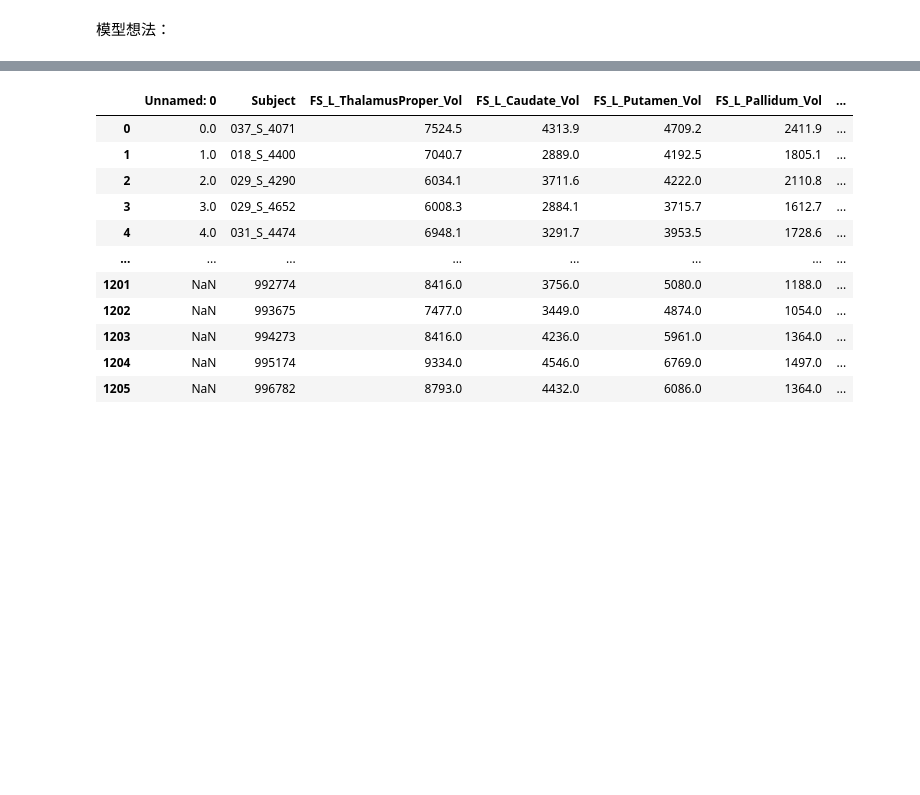
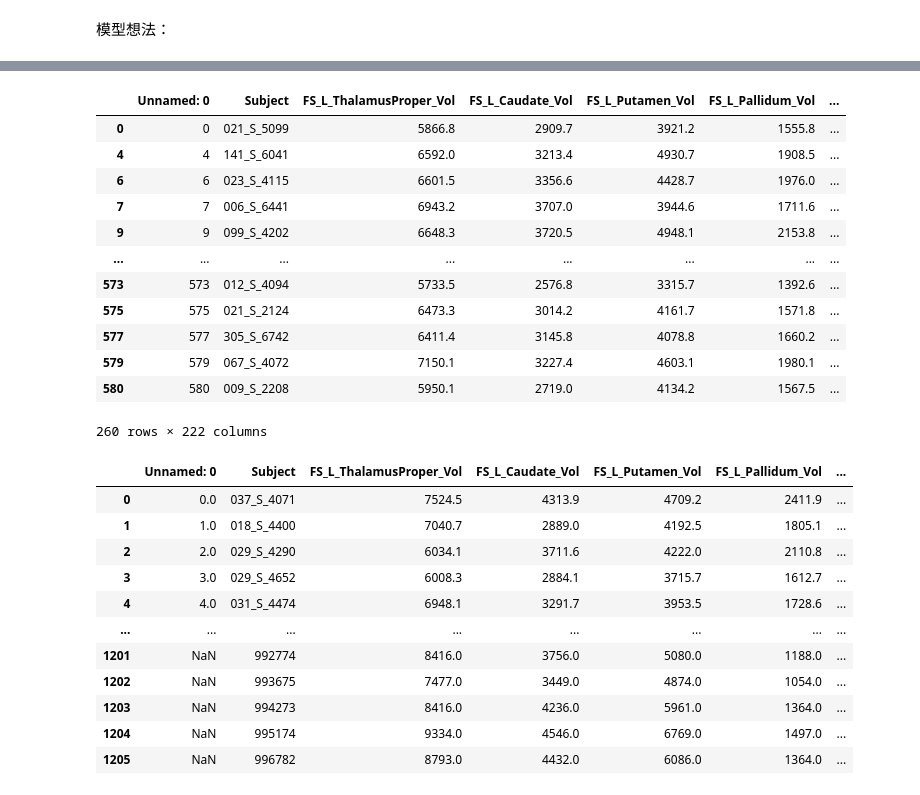
Before and after one commit to ulysses1881826/neuroScript, a Jupyter notebook: atrophyModelBuild.ipynb, the cells around one changed output, grey strips where cells are left out. Drawn from its saved outputs; the diff is of its cells as text; code cells hidden in the pictures; blank space fills up the shorter version.

```diff
--- a/atrophyModelBuild.ipynb
+++ b/atrophyModelBuild.ipynb
@@ -91,0 +143,40 @@ See the caveats in the documentation: http://pandas.pydata.org/pandas-docs/stabl
+# %%
+#此处的萎缩模型：此处认为amyloid为阳性的则为阳性，amyloid阴性(不论tau是否为阴性)的为阴性
+MCI_freesurfer_Out = pd.read_csv(os.path.join(csvPath,"MCI_all_freeStatsOut.csv"))
+MCI_freesurfer_Out = MCI_freesurfer_Out.dropna()
+MCI_Within1Year = list(pd.read_csv(os.path.join(csvPath,"MCIWithin1Year.csv"))['PTID'])
+MCI_freesurfer_Out_within1Year = MCI_freesurfer_Out[MCI_freesurfer_Out['Subject'].isin(MCI_Within1Year)]
+ADNIMERGE_withTau_AbetaTauPosNeg = pd.read_csv(os.path.join(csvPath,'ADNIMERGE_withTau_AbetaTauPosNeg.csv'))
+MCI_amyloid_pos_list = list(ADNIMERGE_withTau_AbetaTauPosNeg[ADNIMERGE_withTau_AbetaTauPosNeg['AbetaPosOrNeg'] == 1.0]['PTID'])
+MCI_amyloid_neg_list = list(ADNIMERGE_withTau_AbetaTauPosNeg[(ADNIMERGE_withTau_AbetaTauPosNeg['AbetaPosOrNeg'] == 0.0) & (ADNIMERGE_withTau_AbetaTauPosNeg['VISCODE'] == 'bl')]['PTID'])
+
+MCI_freesurfer_Out_within1Year['Label'] = 2
+MCI_freesurfer_Out_within1Year.loc[MCI_freesurfer_Out_within1Year['Subject'].isin(MCI_amyloid_pos_list),'Label'] = 1
+MCI_freesurfer_Out_within1Year.loc[MCI_freesurfer_Out_within1Year['Subject'].isin(MCI_amyloid_neg_list),'Label'] = 0
+MCI_freesurfer_Out_within1Year = MCI_freesurfer_Out_within1Year[MCI_freesurfer_Out_within1Year['Label'] != 2]
+#####################################################################################################################
+AD_freesurfer_Out = pd.read_csv(os.path.join(csvPath,"AD_all_freeStatsOut.csv"))
+AD_freesurfer_Out = AD_freesurfer_Out.dropna()
+AD_Within1Year = list(pd.read_csv(os.path.join(csvPath,"ADWithin1Year.csv"))['PTID'])
+AD_freesurfer_Out_within1Year = AD_freesurfer_Out[AD_freesurfer_Out['Subject'].isin(AD_Within1Year)]
+ADNIMERGE_withTau_AbetaTauPosNeg = pd.read_csv(os.path.join(csvPath,'ADNIMERGE_withTau_AbetaTauPosNeg.csv'))
+AD_amyloid_pos_list = list(ADNIMERGE_withTau_AbetaTauPosNeg[ADNIMERGE_withTau_AbetaTauPosNeg['AbetaPosOrNeg'] == 1.0]['PTID'])
+AD_amyloid_neg_list = list(ADNIMERGE_withTau_AbetaTauPosNeg[(ADNIMERGE_withTau_AbetaTauPosNeg['AbetaPosOrNeg'] == 0.0) & (ADNIMERGE_withTau_AbetaTauPosNeg['VISCODE'] == 'bl')]['PTID'])
+
+AD_freesurfer_Out_within1Year['Label'] = 2
+AD_freesurfer_Out_within1Year.loc[AD_freesurfer_Out_within1Year['Subject'].isin(AD_amyloid_pos_list),'Label'] = 1
+AD_freesurfer_Out_within1Year.loc[AD_freesurfer_Out_within1Year['Subject'].isin(AD_amyloid_neg_list),'Label'] = 0
+AD_freesurfer_Out_within1Year = AD_freesurfer_Out_within1Year[AD_freesurfer_Out_within1Year['Label'] != 2]
+#####################################################################################################################
+CN_freesurfer_Out = pd.read_csv(os.path.join(csvPath,"CN_all_freeStatsOut.csv"))
+CN_freesurfer_Out = CN_freesurfer_Out.dropna()
+CN_Within1Year = list(pd.read_csv(os.path.join(csvPath,"MCIWithin1Year.csv"))['PTID'])
+CN_freesurfer_Out_within1Year = CN_freesurfer_Out[CN_freesurfer_Out['Subject'].isin(CN_Within1Year)]
+ADNIMERGE_withTau_AbetaTauPosNeg = pd.read_csv(os.path.join(csvPath,'ADNIMERGE_withTau_AbetaTauPosNeg.csv'))
+CN_amyloid_pos_list = list(ADNIMERGE_withTau_AbetaTauPosNeg[ADNIMERGE_withTau_AbetaTauPosNeg['AbetaPosOrNeg'] == 1.0]['PTID'])
+CN_amyloid_neg_list = list(ADNIMERGE_withTau_AbetaTauPosNeg[(ADNIMERGE_withTau_AbetaTauPosNeg['AbetaPosOrNeg'] == 0.0) & (ADNIMERGE_withTau_AbetaTauPosNeg['VISCODE'] == 'bl')]['PTID'])
+
+CN_freesurfer_Out_within1Year['Label'] = 2
+CN_freesurfer_Out_within1Year.loc[CN_freesurfer_Out_within1Year['Subject'].isin(CN_amyloid_pos_list),'Label'] = 1
+CN_freesurfer_Out_within1Year.loc[CN_freesurfer_Out_within1Year['Subject'].isin(CN_amyloid_neg_list),'Label'] = 0
+CN_freesurfer_Out_within1Year = CN_freesurfer_Out_within1Year[CN_freesurfer_Out_within1Year['Label'] != 2]
@@ -92,3 +193,19 @@ See the caveats in the documentation: http://pandas.pydata.org/pandas-docs/stabl
+# %%
+MCI_freesurfer_Out_within1Year[MCI_freesurfer_Out_within1Year['Label'] == 0]
+# %% [output]
+|  | Unnamed: 0 | Subject | FS_L_ThalamusProper_Vol | FS_L_Caudate_Vol | FS_L_Putamen_Vol | FS_L_Pallidum_Vol | ... |
+| 0 | 0 | 021_S_5099 | 5866.8 | 2909.7 | 3921.2 | 1555.8 | ... |
+| 4 | 4 | 141_S_6041 | 6592.0 | 3213.4 | 4930.7 | 1908.5 | ... |
+| 6 | 6 | 023_S_4115 | 6601.5 | 3356.6 | 4428.7 | 1976.0 | ... |
+| 7 | 7 | 006_S_6441 | 6943.2 | 3707.0 | 3944.6 | 1711.6 | ... |
+| 9 | 9 | 099_S_4202 | 6648.3 | 3720.5 | 4948.1 | 2153.8 | ... |
+| ... | ... | ... | ... | ... | ... | ... | ... |
+| 573 | 573 | 012_S_4094 | 5733.5 | 2576.8 | 3315.7 | 1392.6 | ... |
+| 575 | 575 | 021_S_2124 | 6473.3 | 3014.2 | 4161.7 | 1571.8 | ... |
+| 577 | 577 | 305_S_6742 | 6411.4 | 3145.8 | 4078.8 | 1660.2 | ... |
+| 579 | 579 | 067_S_4072 | 7150.1 | 3227.4 | 4603.1 | 1980.1 | ... |
+| 580 | 580 | 009_S_2208 | 5950.1 | 2719.0 | 4134.2 | 1567.5 | ... |
+260 rows × 222 columns
 # %%
 volAndCN_data = pd.concat([CN_freesurfer_Out, volner], axis=0, sort=False)
 # volAndCN_data = volAndCN_data.dropna()
```
Also changed, not shown: parts of 5 cells of this notebook, 1 other file.
